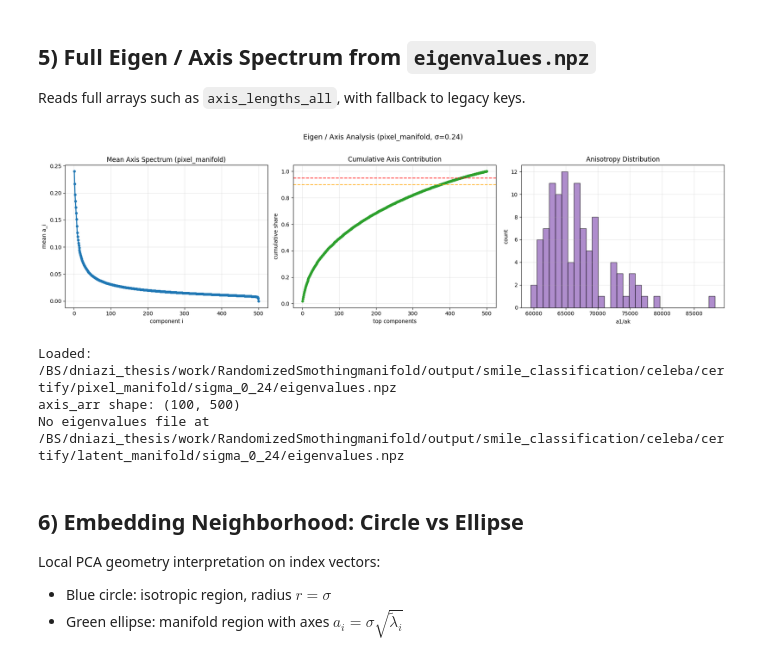
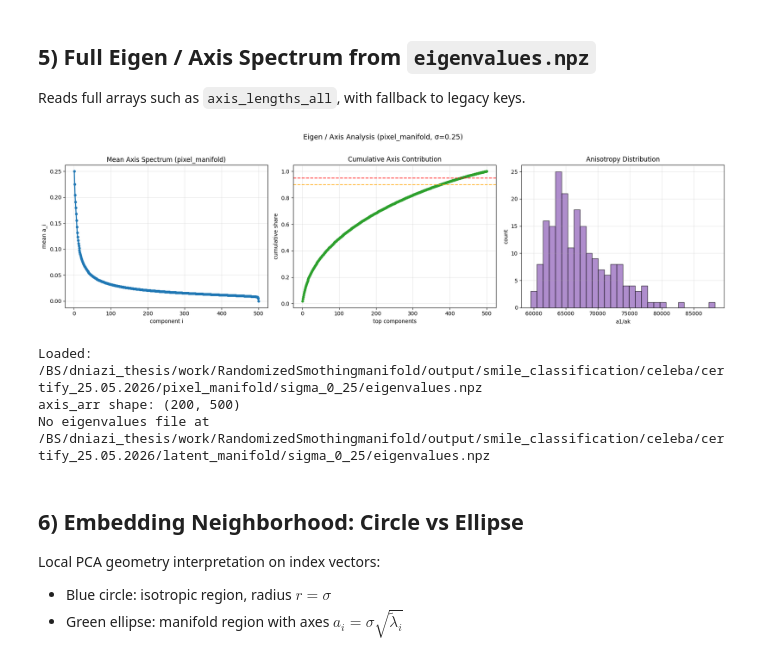
Before and after one commit to daniyaniazi/RandomizedSmothingmanifold, a Jupyter notebook: notebooks/CelebA_NewVolume_Results_Analysis.ipynb, the cells around one changed output. Cells and saved outputs as stored; diff of their text form; code cells hidden in the pictures.

```diff
--- a/notebooks/CelebA_NewVolume_Results_Analysis.ipynb
+++ b/notebooks/CelebA_NewVolume_Results_Analysis.ipynb
@@ -28,7 +28,7 @@ from src.smoothing.pca import fit_local_pca
 
 DATASET = "celeba"
 BASE = repo_root / "output" / "smile_classification" / DATASET
-CERTIFY_DIR = BASE / "certify"
+CERTIFY_DIR = BASE / "certify_25.05.2026"
 PIXEL_INDEX_DIR = BASE / "index" / "pixel" / "annoy" / "euclidean"
 LATENT_INDEX_DIR = BASE / "index" / "latent" / "annoy" / "euclidean"
 
@@ -330,7 +346,7 @@ else:
 
 Reads full arrays such as `axis_lengths_all`, with fallback to legacy keys.
 # %%
-TARGET_SIGMA = "sigma_0_24"
+TARGET_SIGMA = "sigma_0_25"
 for mode in ["pixel_manifold", "latent_manifold"]:
     eigen_path = CERTIFY_DIR / mode / TARGET_SIGMA / "eigenvalues.npz"
     if not eigen_path.exists():
@@ -360,37 +376,37 @@ for mode in ["pixel_manifold", "latent_manifold"]:
     axes[0].grid(True, alpha=0.3)
 
     axes[1].plot(np.arange(1, len(cum) + 1), cum, "o-", linewidth=2, markersize=4, color="tab:green")
     axes[1].axhline(0.9, linestyle="--", color="orange", alpha=0.8)
     axes[1].axhline(0.95, linestyle="--", color="red", alpha=0.8)
     axes[1].set_title("Cumulative Axis Contribution")
     axes[1].set_xlabel("top components")
     axes[1].set_ylabel("cumulative share")
     axes[1].grid(True, alpha=0.3)
 
     if anis is not None:
         axes[2].hist(np.asarray(anis, dtype=np.float64), bins=30, color="tab:purple", alpha=0.75, edgecolor="black")
         axes[2].set_title("Anisotropy Distribution")
         axes[2].set_xlabel("a1/ak")
     elif geo_ratio is not None:
         axes[2].hist(np.asarray(geo_ratio, dtype=np.float64), bins=30, color="tab:red", alpha=0.75, edgecolor="black")
         axes[2].set_title("Geometry Gain Distribution")
         axes[2].set_xlabel("log geo ratio")
     else:
         axes[2].text(0.5, 0.5, "No anisotropy/geo arrays", ha="center", va="center")
     axes[2].set_ylabel("count")
     axes[2].grid(True, alpha=0.3)
 
     plt.suptitle(f"Eigen / Axis Analysis ({mode}, σ={sigma_val(TARGET_SIGMA)})", fontsize=13, y=1.02)
     plt.tight_layout()
     plt.show()
 
     print("Loaded:", eigen_path)
     print("axis_arr shape:", axis_arr.shape)
 # %% [output]
-[figure, old version]
+[figure, new version]
-Loaded: /BS/dniazi_thesis/work/RandomizedSmothingmanifold/output/smile_classification/celeba/certify/pixel_manifold/sigma_0_24/eigenvalues.npz
-axis_arr shape: (100, 500)
-No eigenvalues file at /BS/dniazi_thesis/work/RandomizedSmothingmanifold/output/smile_classification/celeba/certify/latent_manifold/sigma_0_24/eigenvalues.npz
+Loaded: /BS/dniazi_thesis/work/RandomizedSmothingmanifold/output/smile_classification/celeba/certify_25.05.2026/pixel_manifold/sigma_0_25/eigenvalues.npz
+axis_arr shape: (200, 500)
+No eigenvalues file at /BS/dniazi_thesis/work/RandomizedSmothingmanifold/output/smile_classification/celeba/certify_25.05.2026/latent_manifold/sigma_0_25/eigenvalues.npz
 # %% [markdown]
 ## 6) Embedding Neighborhood: Circle vs Ellipse
 
```
Also changed, not shown: parts of 5 cells of this notebook.
